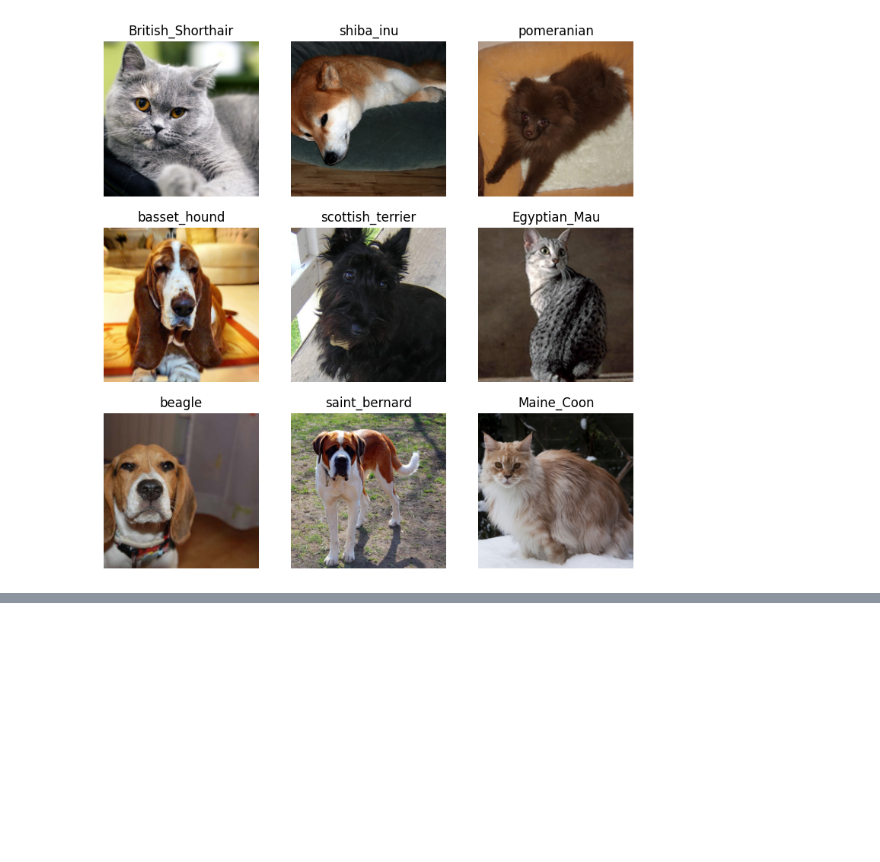
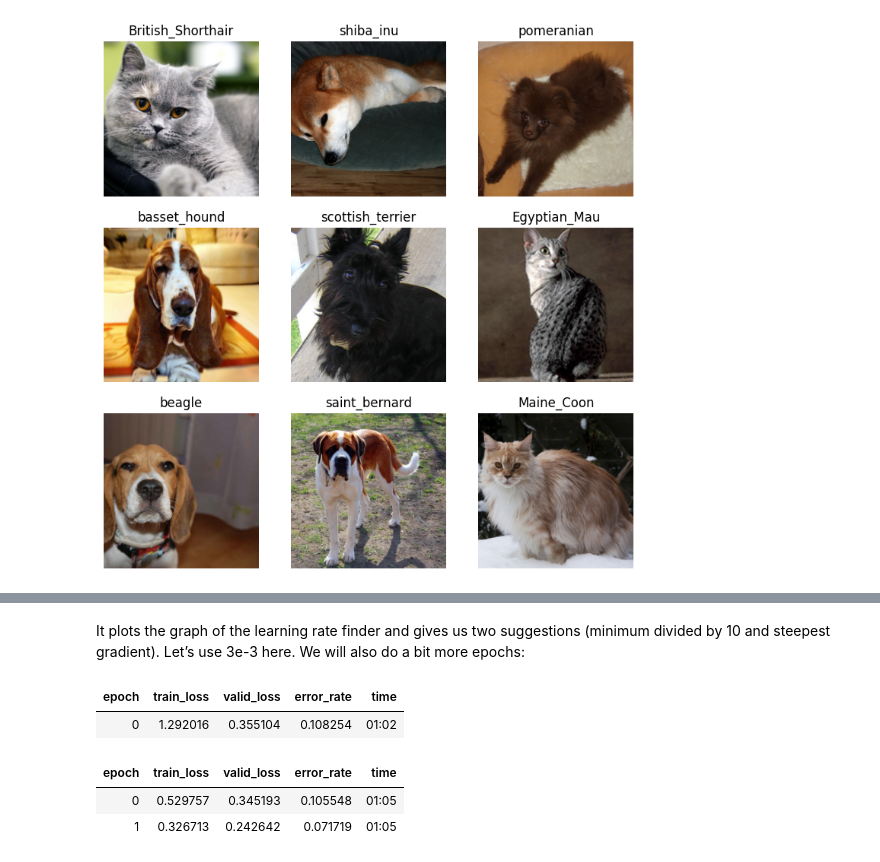
Before and after one commit to Mcube100/Deep_Learning_Projects_for_Coders, a Jupyter notebook: fastAI_Computer_vision.ipynb, the cells around one changed output, grey strips where cells are left out. Saved outputs shown, nothing was run; the diff lists cells and outputs as text; code cells hidden in the pictures; blank space fills up the shorter version.

```diff
--- a/fastAI_Computer_vision.ipynb
+++ b/fastAI_Computer_vision.ipynb
@@ -88,0 +112,10 @@ dls.show_batch()
+# %% [markdown]
+It plots the graph of the learning rate finder and gives us two suggestions (minimum divided by 10 and steepest gradient). Let’s use 3e-3 here. We will also do a bit more epochs:
+# %%
+learn.fine_tune(2, 3e-3)
+# %% [output]
+| epoch | train_loss | valid_loss | error_rate | time |
+| 0 | 1.292016 | 0.355104 | 0.108254 | 01:02 |
+| epoch | train_loss | valid_loss | error_rate | time |
+| 0 | 0.529757 | 0.345193 | 0.105548 | 01:05 |
+| 1 | 0.326713 | 0.242642 | 0.071719 | 01:05 |
```
Also changed, not shown: parts of 8 cells of this notebook.
